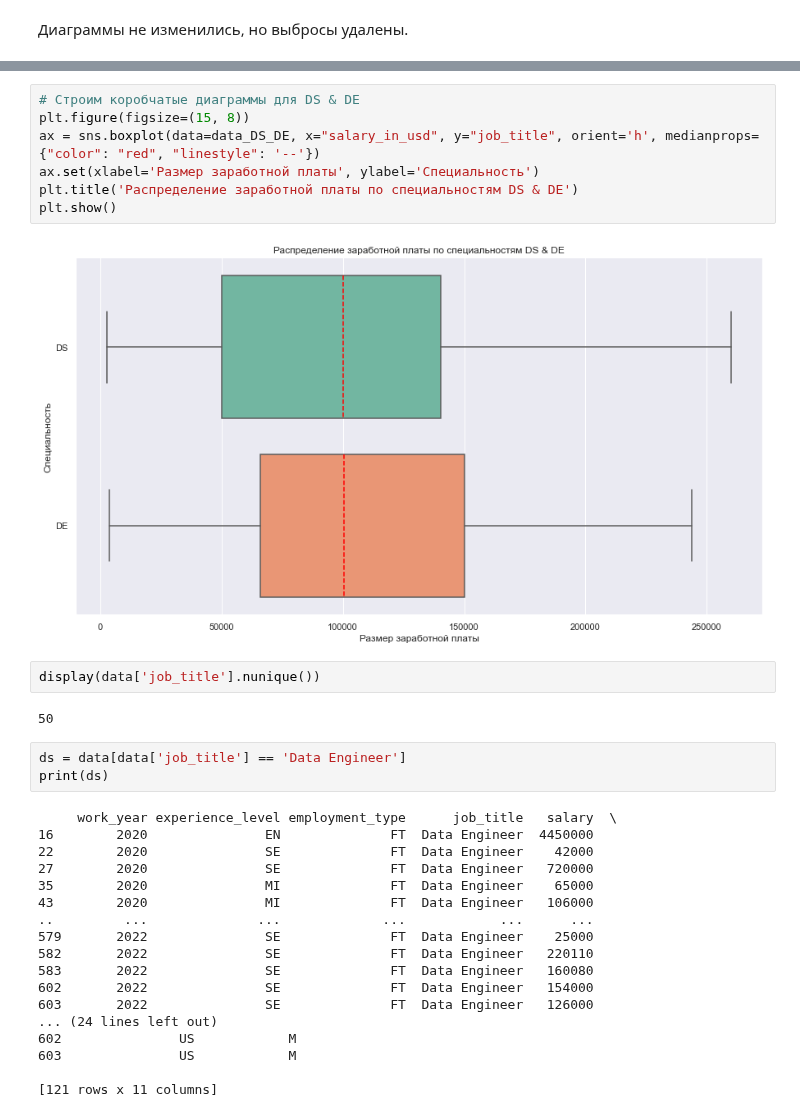
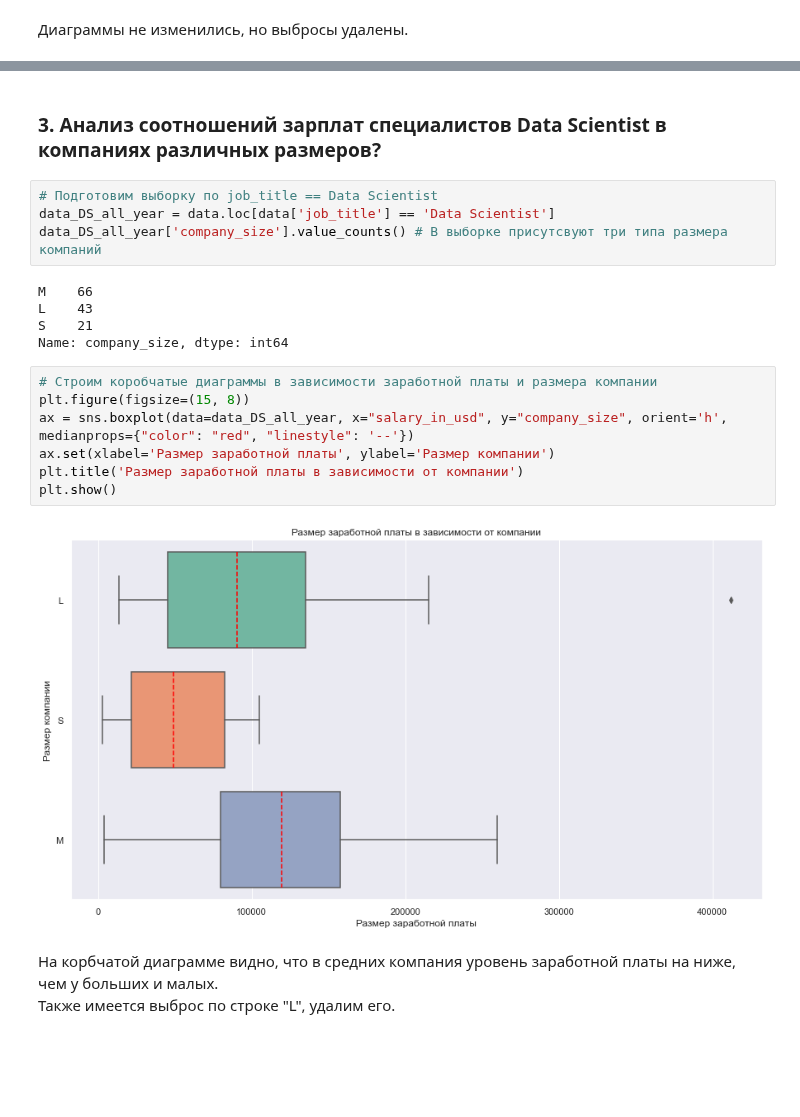
Before and after one commit to DmitriySky47/sf_data_science, a Jupyter notebook: Skillfactory/EDA_4_Статистические тесты/HW-02 Рекрутинг.ipynb, the cells around one changed output, grey strips where cells are left out. Drawn from its saved outputs; the diff is of its cells as text; blank space fills up the shorter version.

```diff
--- a/Skillfactory/EDA_4_Статистические тесты/HW-02 Рекрутинг.ipynb
+++ b/Skillfactory/EDA_4_Статистические тесты/HW-02 Рекрутинг.ipynb
@@ -461,34 +489,23 @@ Name: job_title, dtype: int64
+# %% [markdown]
+### 3. Анализ соотношений зарплат специалистов Data Scientist в компаниях различных размеров?
+# %%
+# Подготовим выборку по job_title == Data Scientist
+data_DS_all_year = data.loc[data['job_title'] == 'Data Scientist']
+data_DS_all_year['company_size'].value_counts() # В выборке присутсвуют три типа размера компаний
+# %% [output]
+M    66
+L    43
+S    21
+Name: company_size, dtype: int64
 # %%
-# Строим коробчатые диаграммы для DS & DE
+# Строим коробчатые диаграммы в зависимости заработной платы и размера компании
 plt.figure(figsize=(15, 8))
-ax = sns.boxplot(data=data_DS_DE, x="salary_in_usd", y="job_title", orient='h', medianprops={"color": "red", "linestyle": '--'})
-ax.set(xlabel='Размер заработной платы', ylabel='Специальность')
-plt.title('Распределение заработной платы по специальностям DS & DE')
+ax = sns.boxplot(data=data_DS_all_year, x="salary_in_usd", y="company_size", orient='h', medianprops={"color": "red", "linestyle": '--'})
+ax.set(xlabel='Размер заработной платы', ylabel='Размер компании')
+plt.title('Размер заработной платы в зависимости от компании')
 plt.show()
 # %% [output]
-[figure, old version]
+[figure, new version]
-# %%
-display(data['job_title'].nunique())
-# %% [output]
-50
-# %%
-ds = data[data['job_title'] == 'Data Engineer']
-print(ds)
-# %% [output]
-     work_year experience_level employment_type      job_title   salary  \
-16        2020               EN              FT  Data Engineer  4450000
-22        2020               SE              FT  Data Engineer    42000
-27        2020               SE              FT  Data Engineer   720000
-35        2020               MI              FT  Data Engineer    65000
-43        2020               MI              FT  Data Engineer   106000
-..         ...              ...             ...            ...      ...
-579       2022               SE              FT  Data Engineer    25000
-582       2022               SE              FT  Data Engineer   220110
-583       2022               SE              FT  Data Engineer   160080
-602       2022               SE              FT  Data Engineer   154000
-603       2022               SE              FT  Data Engineer   126000
-... (24 lines left out)
-602               US            M
-603               US            M
-
-[121 rows x 11 columns]
+# %% [markdown]
+На корбчатой диаграмме видно, что в средних компания уровень заработной платы на ниже, чем у больших и малых.
+<br>Также имеется выброс по строке "L", удалим его.
```
Also changed, not shown: parts of 36 cells of this notebook.
